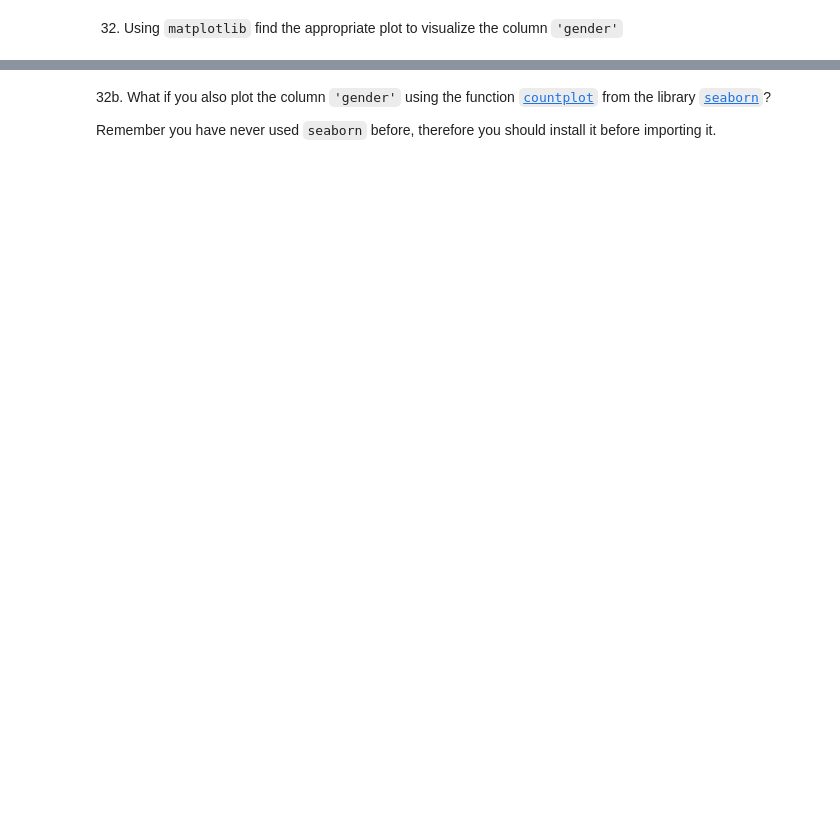
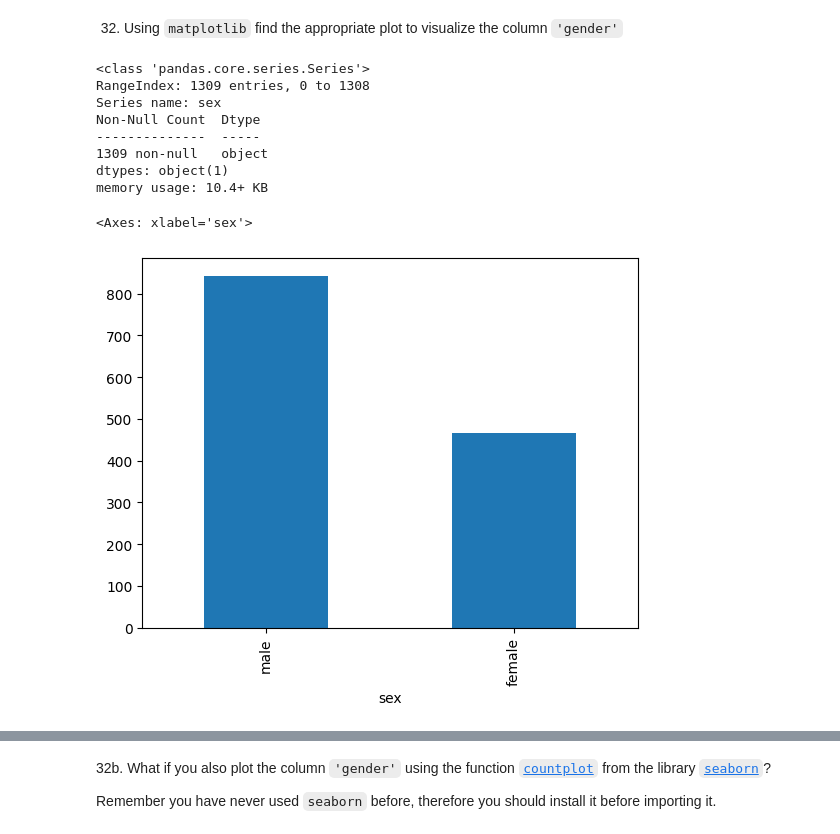
Before and after one commit to Rafacercos/ONLINE_DS_THEBRIDGE_RAFACERCOS, a Jupyter notebook: MIS_EJERCICIOS/Pandas/Titanic-exercise.ipynb, the cells around one changed output, grey strips where cells are left out. Drawn from its saved outputs; the diff is of its cells as text; code cells hidden in the pictures; blank space fills up the shorter version.

```diff
--- a/MIS_EJERCICIOS/Pandas/Titanic-exercise.ipynb
+++ b/MIS_EJERCICIOS/Pandas/Titanic-exercise.ipynb
@@ -439,2 +463,16 @@ Hint: There were two people with the same name, who?
 # %% [markdown]
 32. Using `matplotlib` find the appropriate plot to visualize the column `'gender'`
+# %%
+titanic["sex"].info()
+titanic["sex"].value_counts().plot(kind = "bar")
+# %% [output]
+<class 'pandas.core.series.Series'>
+RangeIndex: 1309 entries, 0 to 1308
+Series name: sex
+Non-Null Count  Dtype
+--------------  -----
+1309 non-null   object
+dtypes: object(1)
+memory usage: 10.4+ KB
+<Axes: xlabel='sex'>
+[figure, added]
```
Also changed, not shown: parts of 14 cells of this notebook, 1 other file.
